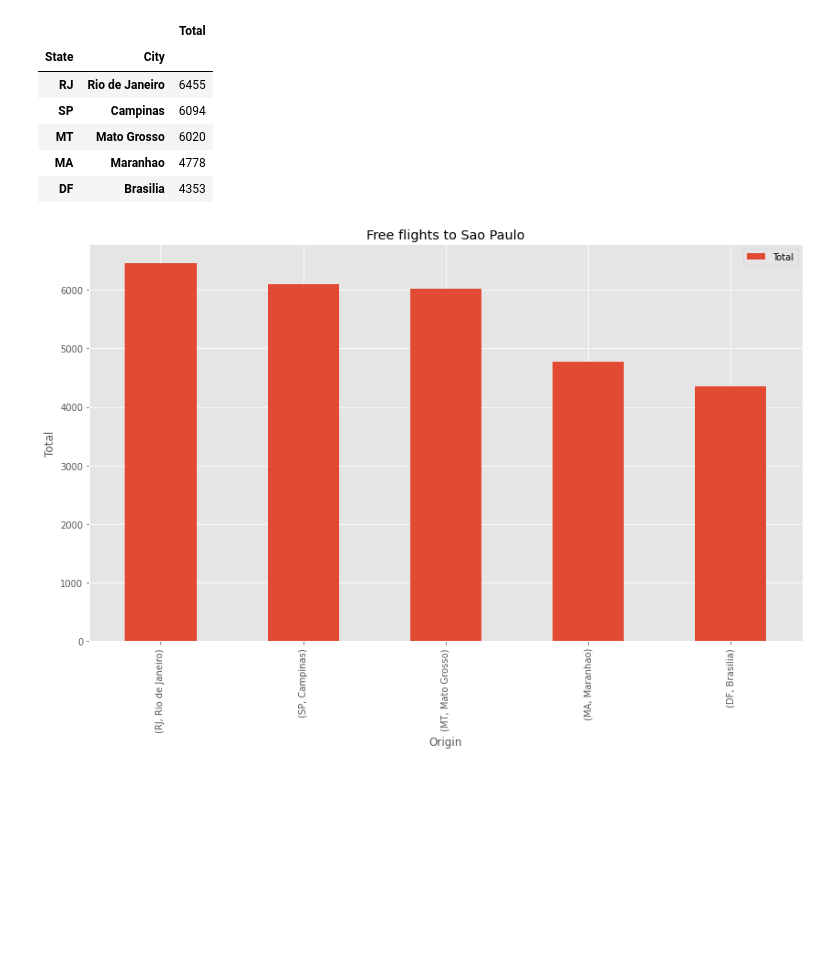
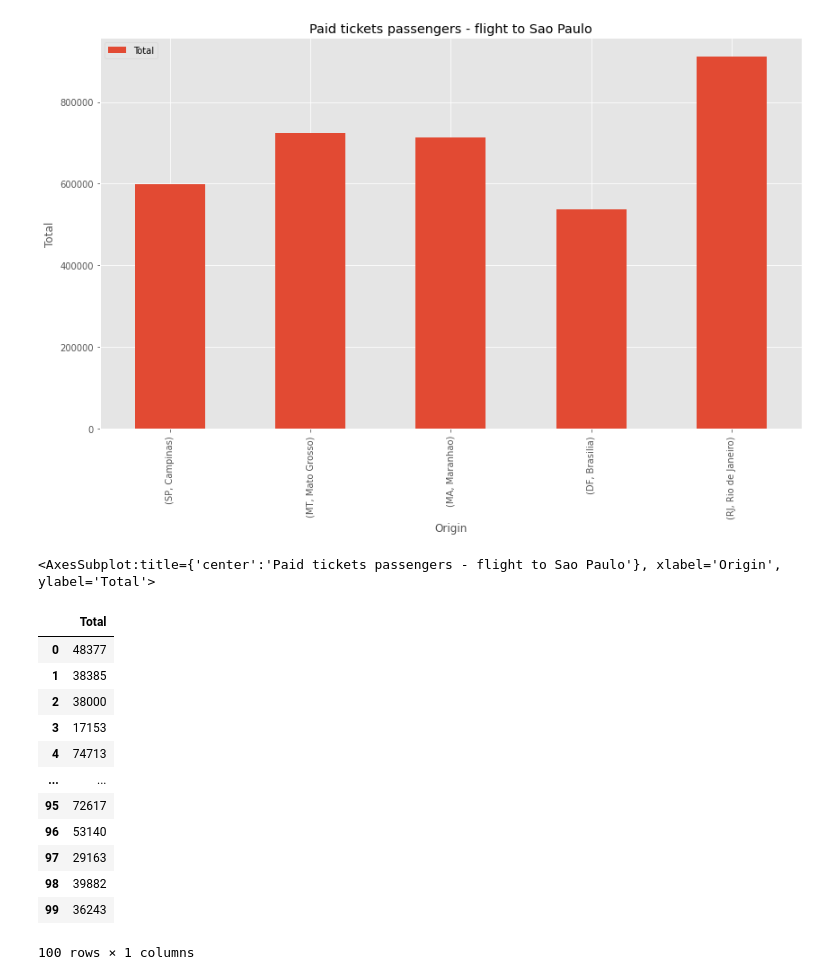
Before and after one commit to thenriq/real-world_phenomenon, a Jupyter notebook: Real_World_Phenomenon.ipynb, the cells around one changed output. Saved outputs shown, nothing was run; the diff lists cells and outputs as text; code cells hidden in the pictures; blank space fills up the shorter version.

Commit message:
Added new datasets and plots

```diff
--- a/Real_World_Phenomenon.ipynb
+++ b/Real_World_Phenomenon.ipynb
@@ -19,8 +53,8 @@ plt.rcParams['figure.figsize'] = [14, 8]
 # %%
-free_passenger = random.randint(5,500,100)
-df = pd.DataFrame(free_passenger)
-df.columns = ['Total']
+paid_passenger = random.randint(5,75862,100)
+df_paid = pd.DataFrame(paid_passenger)
+df_paid.columns = ['Total']
 # %%
 cities = {'SP':'Campinas','RJ':'Rio de Janeiro','MA':'Maranhao','MT':'Mato Grosso','DF':'Brasilia'}
-df['State'] = np.random.choice(list(cities),len(df))
-df['City'] = df['State'].map(cities)
+df_paid['State'] = np.random.choice(list(cities),len(df_paid))
+df_paid['City'] = df_paid['State'].map(cities)
@@ -45,19 +61,30 @@ df
-# %%
-new_df = df.set_index(['State','City']).sum(level=[0,1])
-# %% [output]
-|  |  | Total |
-| State | City |  |
-| RJ | Rio de Janeiro | 6455 |
-| SP | Campinas | 6094 |
-| MT | Mato Grosso | 6020 |
-| MA | Maranhao | 4778 |
-| DF | Brasilia | 4353 |
 # %%
-new_df = df.set_index(['State','City']).sum(level=[0,1]).plot(kind = "bar")
+new_df_paid = df_paid.set_index(['State','City']).sum(level=[0,1]).plot(kind = "bar")
 
-plt.title('Free flights to Sao Paulo')
+plt.title('Paid tickets passengers - flight to Sao Paulo')
 plt.xlabel('Origin')
 plt.ylabel('Total')
 plt.show()
+new_df_paid
 # %% [output]
-[figure, old version]
+[figure, new version]
+<AxesSubplot:title={'center':'Paid tickets passengers - flight to Sao Paulo'}, xlabel='Origin', ylabel='Total'>
+# %%
+flightAirline = random.randint(5,77988,100)
+df_by_airline = pd.DataFrame(flightAirline)
+df_by_airline.columns = ['Total']
+df_by_airline
+# %% [output]
+|  | Total |
+| 0 | 48377 |
+| 1 | 38385 |
+| 2 | 38000 |
+| 3 | 17153 |
+| 4 | 74713 |
+| ... | ... |
+| 95 | 72617 |
+| 96 | 53140 |
+| 97 | 29163 |
+| 98 | 39882 |
+| 99 | 36243 |
+100 rows × 1 columns
```
Also changed, not shown: parts of 12 cells of this notebook.
